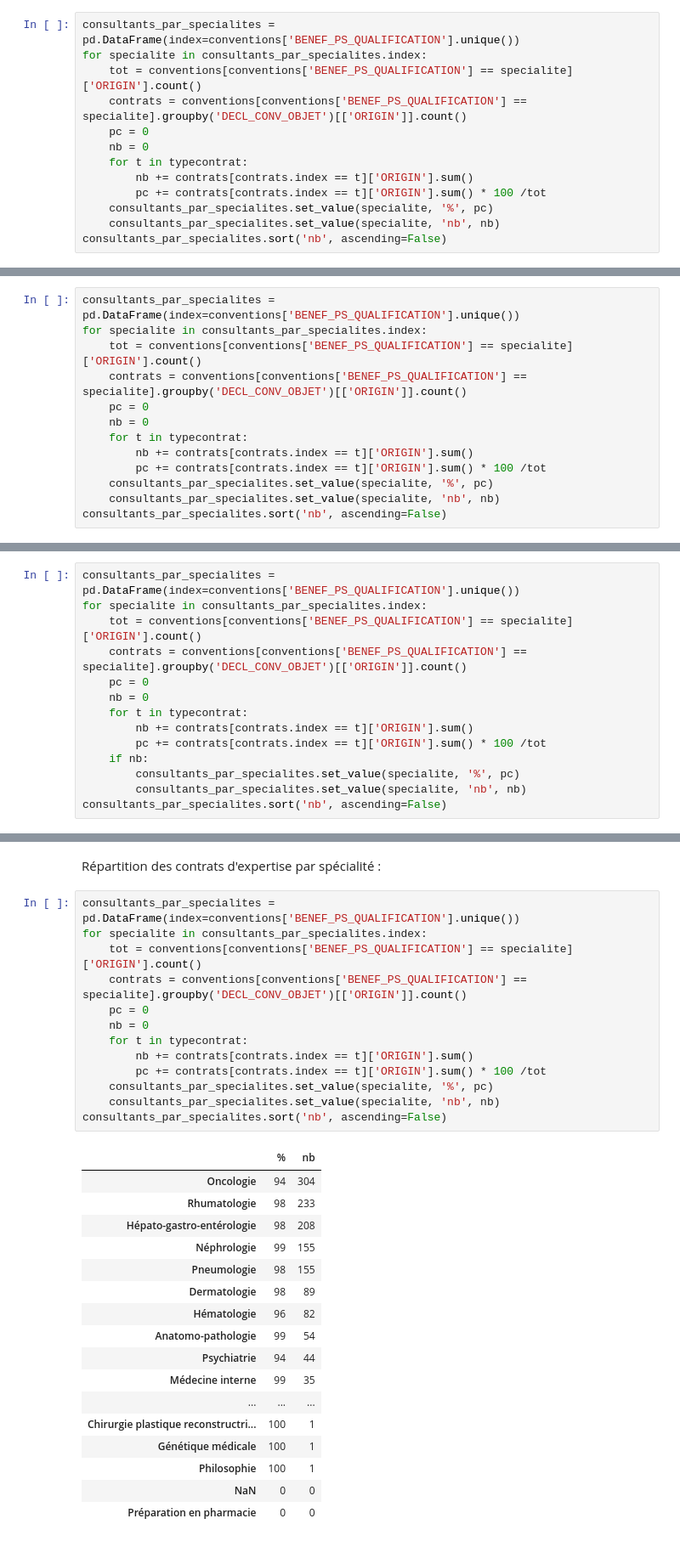
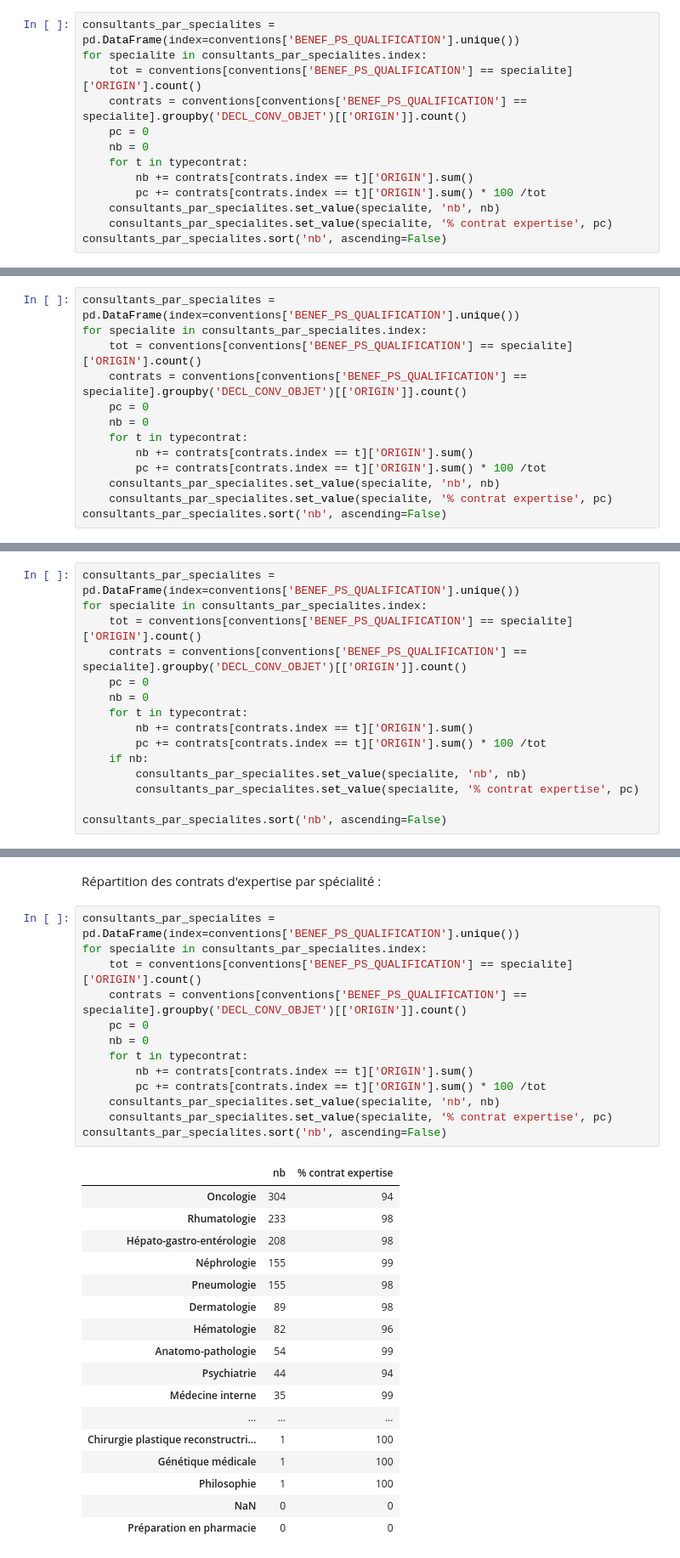
Before and after one commit to regardscitoyens/sunshine-data, a Jupyter notebook: exploitations/capa/capa.ipynb, the cells around one changed output, grey strips where cells are left out. Shown: that part at 85% size. Cells and saved outputs as stored; diff of their text form.

```diff
--- a/exploitations/capa/capa.ipynb
+++ b/exploitations/capa/capa.ipynb
@@ -555,7 +555,7 @@ for specialite in consultants_par_specialites.index:
     for t in typecontrat:
         nb += contrats[contrats.index == t]['ORIGIN'].sum()
         pc += contrats[contrats.index == t]['ORIGIN'].sum() * 100 /tot
-    consultants_par_specialites.set_value(specialite, '%', pc)
     consultants_par_specialites.set_value(specialite, 'nb', nb)
+    consultants_par_specialites.set_value(specialite, '% contrat expertise', pc)
 consultants_par_specialites.sort('nb', ascending=False)
 # %% [output]
@@ -621,7 +621,7 @@ for specialite in consultants_par_specialites.index:
     for t in typecontrat:
         nb += contrats[contrats.index == t]['ORIGIN'].sum()
         pc += contrats[contrats.index == t]['ORIGIN'].sum() * 100 /tot
-    consultants_par_specialites.set_value(specialite, '%', pc)
     consultants_par_specialites.set_value(specialite, 'nb', nb)
+    consultants_par_specialites.set_value(specialite, '% contrat expertise', pc)
 consultants_par_specialites.sort('nb', ascending=False)
 # %% [output]
@@ -686,7 +686,8 @@ for specialite in consultants_par_specialites.index:
         nb += contrats[contrats.index == t]['ORIGIN'].sum()
         pc += contrats[contrats.index == t]['ORIGIN'].sum() * 100 /tot
     if nb:
-        consultants_par_specialites.set_value(specialite, '%', pc)
         consultants_par_specialites.set_value(specialite, 'nb', nb)
+        consultants_par_specialites.set_value(specialite, '% contrat expertise', pc)
+
 consultants_par_specialites.sort('nb', ascending=False)
 # %% [output]
@@ -746,31 +747,31 @@ Répartition des contrats d'expertise par spécialité :
 # %%
 consultants_par_specialites = pd.DataFrame(index=conventions['BENEF_PS_QUALIFICATION'].unique())
 for specialite in consultants_par_specialites.index:
     tot = conventions[conventions['BENEF_PS_QUALIFICATION'] == specialite]['ORIGIN'].count()
     contrats = conventions[conventions['BENEF_PS_QUALIFICATION'] == specialite].groupby('DECL_CONV_OBJET')[['ORIGIN']].count()
     pc = 0
     nb = 0
     for t in typecontrat:
         nb += contrats[contrats.index == t]['ORIGIN'].sum()
         pc += contrats[contrats.index == t]['ORIGIN'].sum() * 100 /tot
-    consultants_par_specialites.set_value(specialite, '%', pc)
     consultants_par_specialites.set_value(specialite, 'nb', nb)
+    consultants_par_specialites.set_value(specialite, '% contrat expertise', pc)
 consultants_par_specialites.sort('nb', ascending=False)
 # %% [output]
-|  | % | nb |
-| Oncologie | 94 | 304 |
-| Rhumatologie | 98 | 233 |
-| Hépato-gastro-entérologie | 98 | 208 |
-| Néphrologie | 99 | 155 |
-| Pneumologie | 98 | 155 |
-| Dermatologie | 98 | 89 |
-| Hématologie | 96 | 82 |
-| Anatomo-pathologie | 99 | 54 |
-| Psychiatrie | 94 | 44 |
-| Médecine interne | 99 | 35 |
+|  | nb | % contrat expertise |
+| Oncologie | 304 | 94 |
+| Rhumatologie | 233 | 98 |
+| Hépato-gastro-entérologie | 208 | 98 |
+| Néphrologie | 155 | 99 |
+| Pneumologie | 155 | 98 |
+| Dermatologie | 89 | 98 |
+| Hématologie | 82 | 96 |
+| Anatomo-pathologie | 54 | 99 |
+| Psychiatrie | 44 | 94 |
+| Médecine interne | 35 | 99 |
 | ... | ... | ... |
-| Chirurgie plastique reconstructri... | 100 | 1 |
-| Génétique médicale | 100 | 1 |
-| Philosophie | 100 | 1 |
+| Chirurgie plastique reconstructri... | 1 | 100 |
+| Génétique médicale | 1 | 100 |
+| Philosophie | 1 | 100 |
 | NaN | 0 | 0 |
 | Préparation en pharmacie | 0 | 0 |
```
Also changed, not shown: parts of 3 cells of this notebook, 1 other file.
